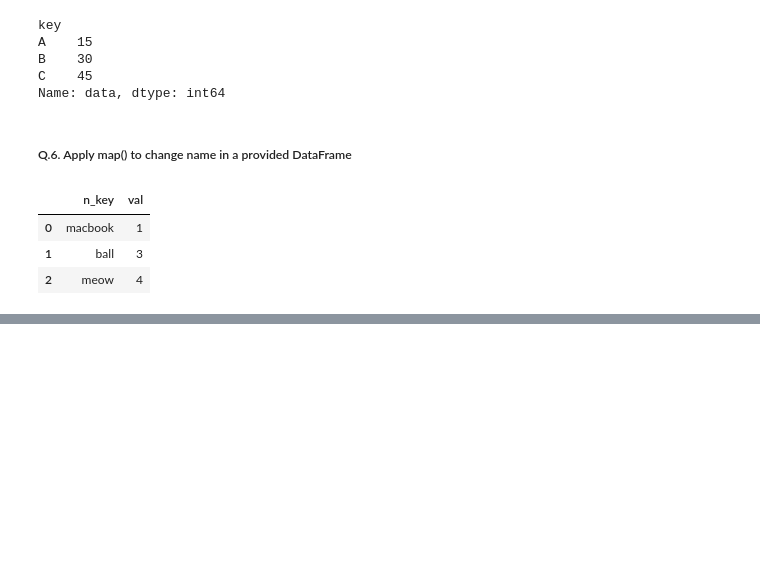
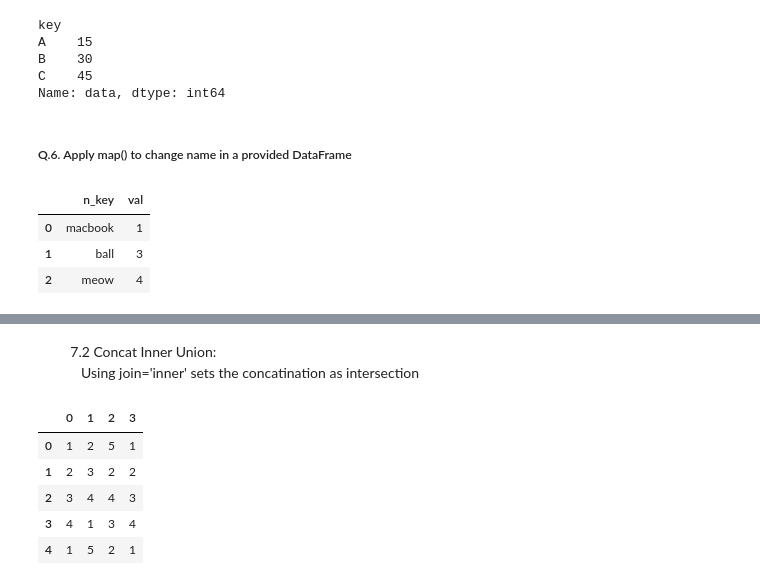
Before and after one commit to Siddhant128-bit/Coding_Questions_Python_Interview_Prep, a Jupyter notebook: Pandas_Python_Question.ipynb, the cells around one changed output, grey strips where cells are left out. Drawn from its saved outputs; the diff is of its cells as text; code cells hidden in the pictures; blank space fills up the shorter version.

```diff
--- a/Pandas_Python_Question.ipynb
+++ b/Pandas_Python_Question.ipynb
@@ -113,0 +193,22 @@ display(new_dataframe_for_map())
+# %% [markdown]
+&nbsp;&nbsp;&nbsp;&nbsp;&nbsp;&nbsp;&nbsp;&nbsp;  7.2 Concat Inner Union:<br>
+&nbsp;&nbsp;&nbsp;&nbsp;&nbsp;&nbsp;&nbsp;&nbsp;&nbsp;&nbsp;&nbsp; Using join='inner' sets the concatination as intersection
+# %%
+data_frame_1=pd.DataFrame({
+    'A': [1,2,3,4,1],
+    'B': [2,3,4,1,5]
+})
+
+data_frame_2=pd.DataFrame({
+    'C': [5,2,4,3,2],
+    'D': [1,2,3,4,1]
+})
+result=pd.concat([data_frame_1,data_frame_2],join='inner',axis=1,ignore_index=True)
+display(result)
+# %% [output]
+|  | 0 | 1 | 2 | 3 |
+| 0 | 1 | 2 | 5 | 1 |
+| 1 | 2 | 3 | 2 | 2 |
+| 2 | 3 | 4 | 4 | 3 |
+| 3 | 4 | 1 | 3 | 4 |
+| 4 | 1 | 5 | 2 | 1 |
```
Also changed, not shown: parts of 9 cells of this notebook.
